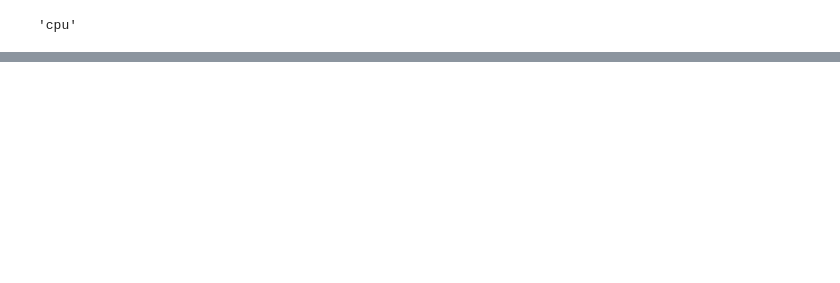
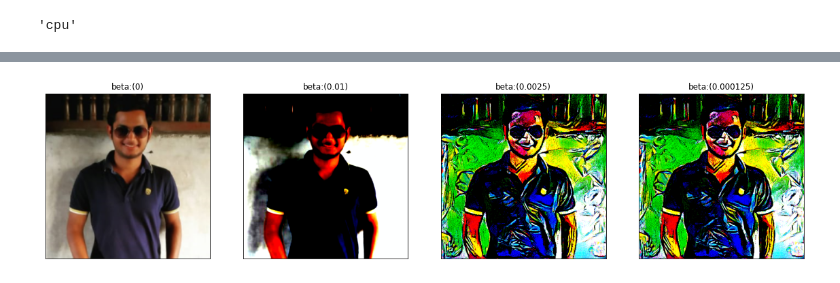
Before and after one commit to prabhupad26/100daysofML, a Jupyter notebook: DAY7_transfer-learning_part2/transfer_learning.ipynb, the cells around one changed output, grey strips where cells are left out. Cells and saved outputs as stored; diff of their text form; code cells hidden in the pictures; blank space fills up the shorter version.

```diff
--- a/DAY7_transfer-learning_part2/transfer_learning.ipynb
+++ b/DAY7_transfer-learning_part2/transfer_learning.ipynb
@@ -81,0 +91,9 @@ tensor(60936712., grad_fn=<AddBackward0>)
+# %%
+fig = plt.figure(figsize=(20,8))
+beta = [0, 0.01, 0.0025, 0.000125]
+for idx, label in enumerate(['target.png', 'generated.png', 'generated0025.png', 'generated000125_0.2.png']):
+    ax = plt.subplot(1,4,idx+1, xticks=[], yticks=[])
+    plt.imshow(img_convert(loader(Image.open(label))))
+    ax.set_title(f"beta:({beta[idx]})")
+# %% [output]
+[figure, added]
```
Also changed, not shown: parts of 7 cells of this notebook.
